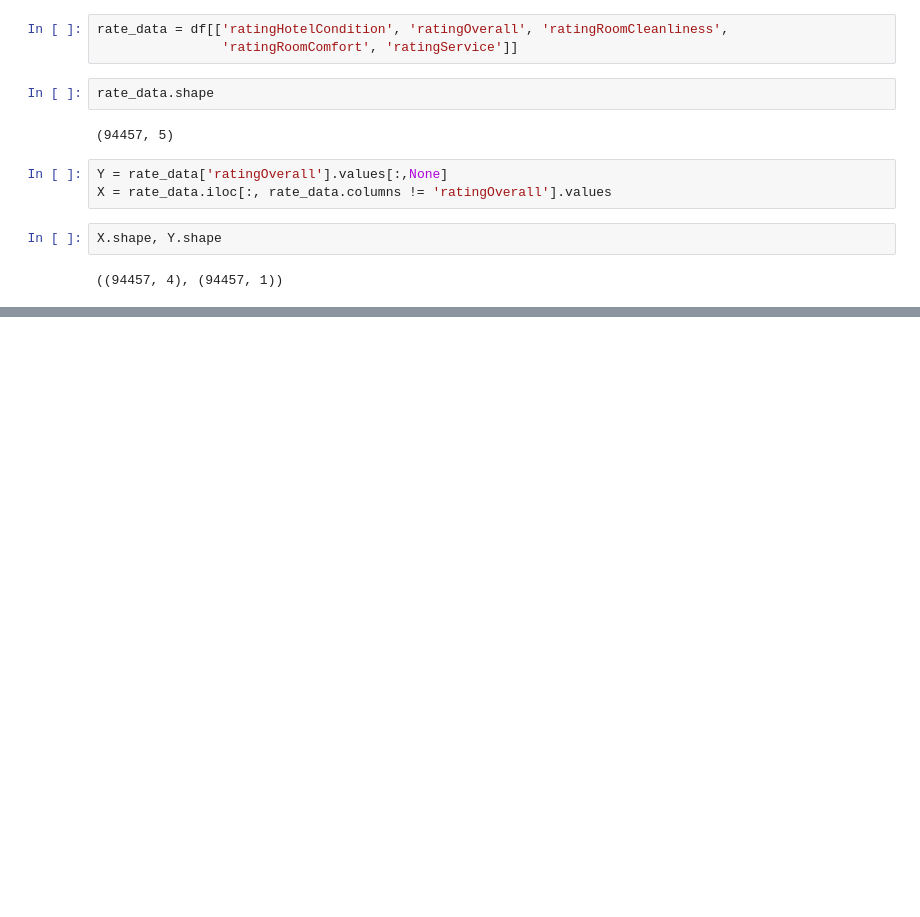
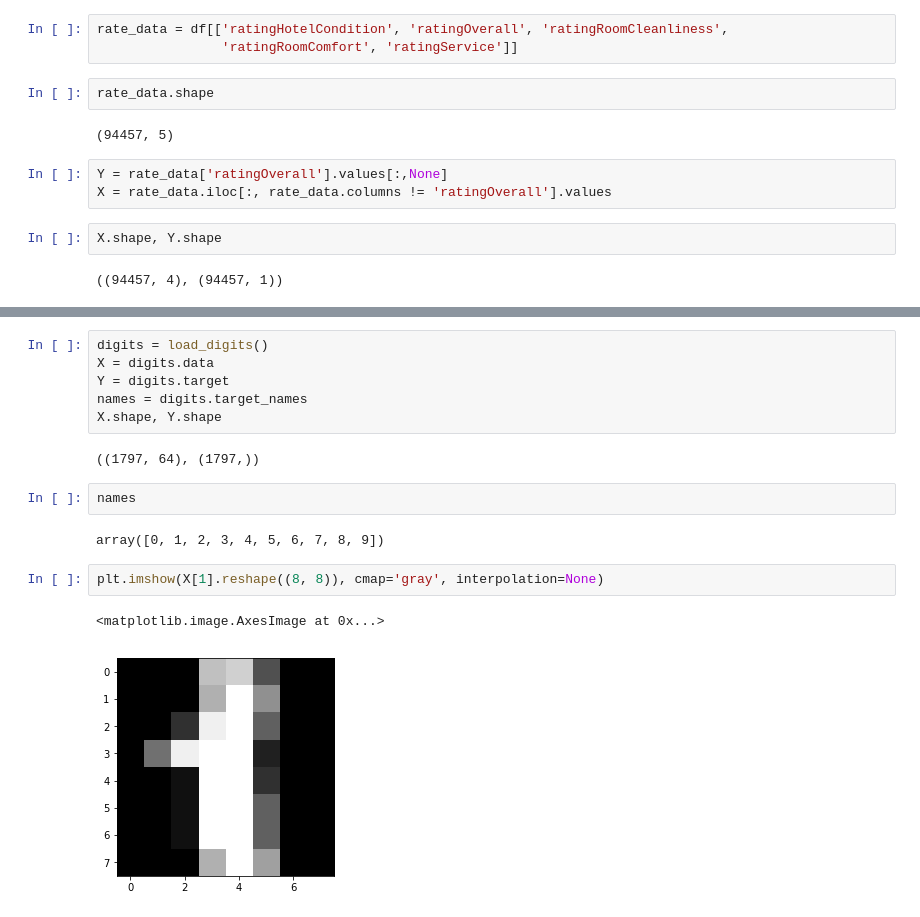
Before and after one commit to dboyliao/FubonDay5, a Jupyter notebook: Lecture.ipynb, the cells around one changed output, grey strips where cells are left out. Cells and saved outputs as stored; diff of their text form; blank space fills up the shorter version.

Commit message:
Tidy up hotel review and add digits classification

```diff
--- a/Lecture.ipynb
+++ b/Lecture.ipynb
@@ -575,0 +626,17 @@ KeyboardInterrupt:
+# %%
+digits = load_digits()
+X = digits.data
+Y = digits.target
+names = digits.target_names
+X.shape, Y.shape
+# %% [output]
+((1797, 64), (1797,))
+# %%
+names
+# %% [output]
+array([0, 1, 2, 3, 4, 5, 6, 7, 8, 9])
+# %%
+plt.imshow(X[1].reshape((8, 8)), cmap='gray', interpolation=None)
+# %% [output]
+<matplotlib.image.AxesImage at 0x...>
+[figure, added]
```
Also changed, not shown: parts of 27 cells of this notebook, 2 other files.
